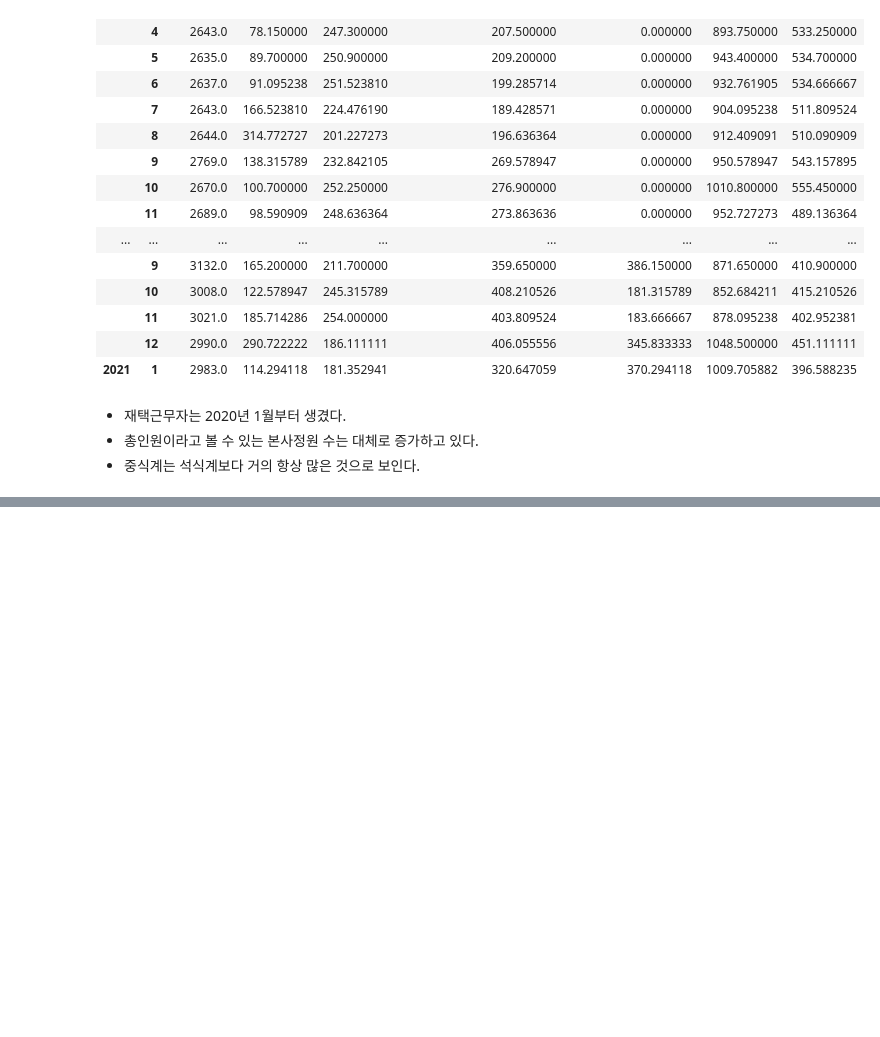
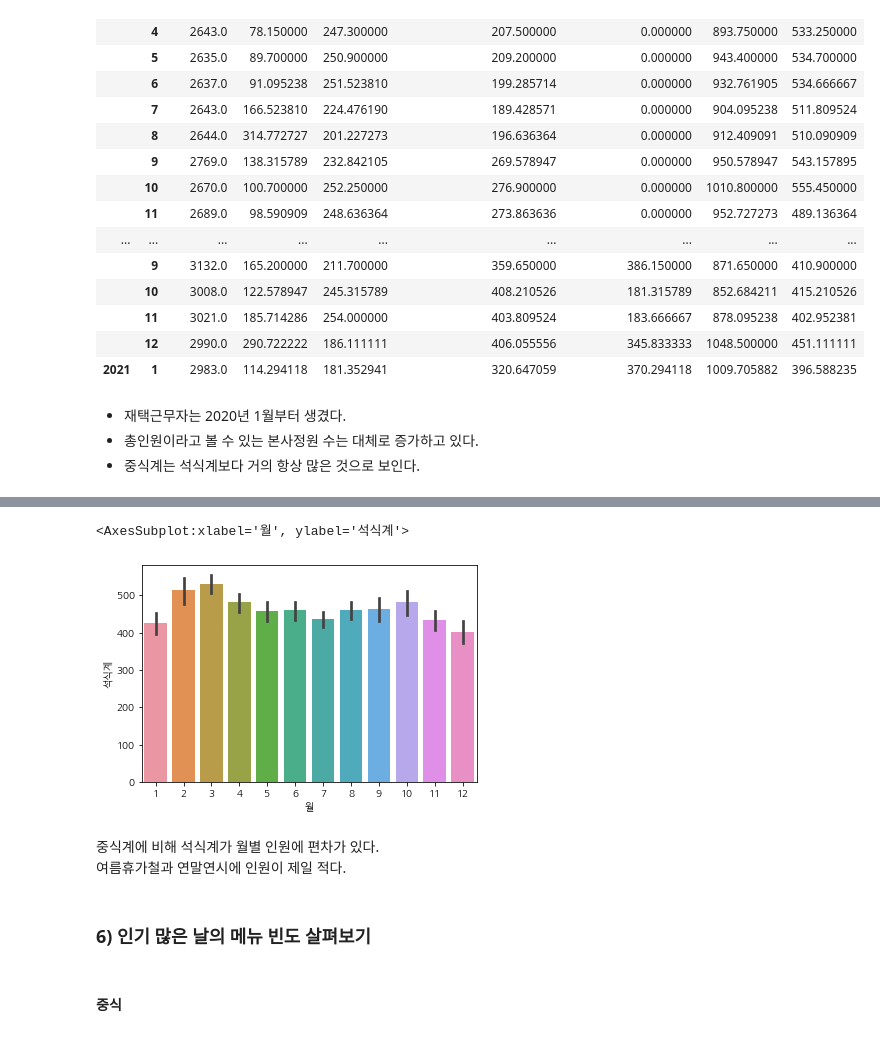
Before and after one commit to mkkim007/DuSiDataTeamGunaesigdang, a Jupyter notebook: week1/윤세휘/구내식당 데이터 EDA.ipynb, the cells around one changed output, grey strips where cells are left out. Drawn from its saved outputs; the diff is of its cells as text; code cells hidden in the pictures; blank space fills up the shorter version.

```diff
--- a/week1/윤세휘/구내식당 데이터 EDA.ipynb
+++ b/week1/윤세휘/구내식당 데이터 EDA.ipynb
@@ -353,0 +379,12 @@ train_group1.mean()
+# %%
+sns.barplot(x='월', y='석식계',data=train)
+# %% [output]
+<AxesSubplot:xlabel='월', ylabel='석식계'>
+[figure, added]
+# %% [markdown]
+중식계에 비해 석식계가 월별 인원에 편차가 있다.<br>
+여름휴가철과 연말연시에 인원이 제일 적다.
+# %% [markdown]
+### 6) 인기 많은 날의 메뉴 빈도 살펴보기
+# %% [markdown]
+#### 중식
```
Also changed, not shown: parts of 35 cells of this notebook.
